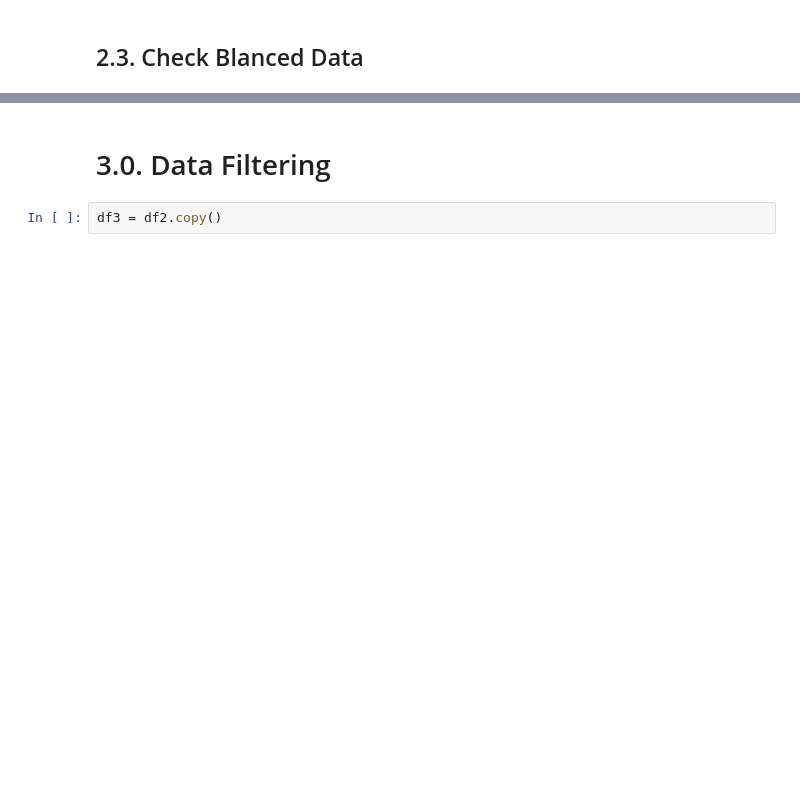
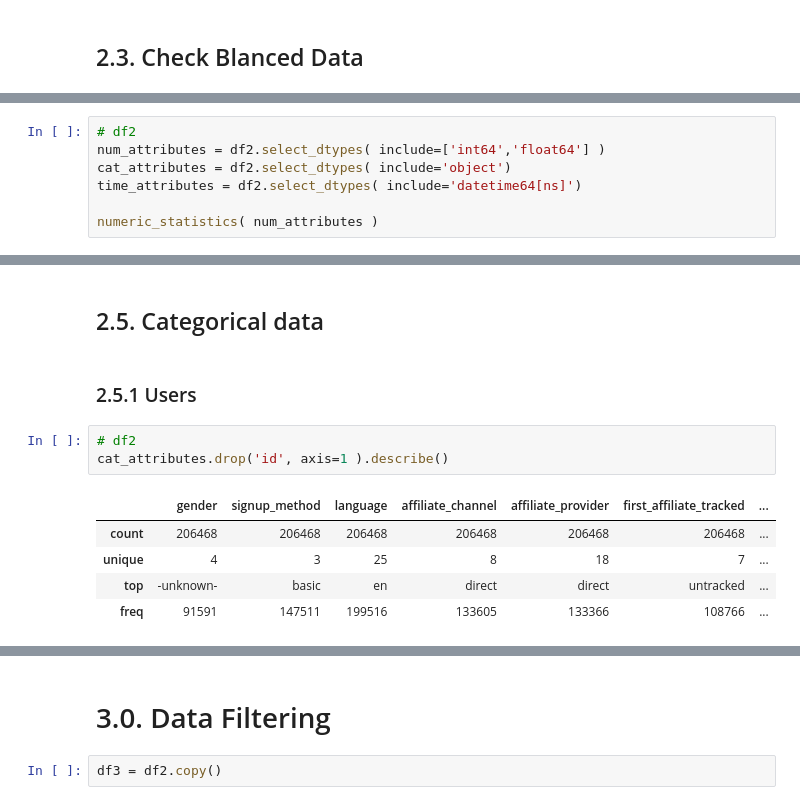
Before and after one commit to Marcoslsl/airbnb_prediction, a Jupyter notebook: AirBnB_Prediction.ipynb, the cells around one changed output, grey strips where cells are left out. Cells and saved outputs as stored; diff of their text form; blank space fills up the shorter version.

```diff
--- a/AirBnB_Prediction.ipynb
+++ b/AirBnB_Prediction.ipynb
@@ -340,0 +362,7 @@ Name: country_destination, dtype: float64
+# %%
+# df2
+num_attributes = df2.select_dtypes( include=['int64','float64'] )
+cat_attributes = df2.select_dtypes( include='object')
+time_attributes = df2.select_dtypes( include='datetime64[ns]')
+
+numeric_statistics( num_attributes )
@@ -340,0 +385,13 @@ Name: country_destination, dtype: float64
+# %% [markdown]
+## 2.5. Categorical data
+# %% [markdown]
+### 2.5.1 Users
+# %%
+# df2
+cat_attributes.drop('id', axis=1 ).describe()
+# %% [output]
+|  | gender | signup_method | language | affiliate_channel | affiliate_provider | first_affiliate_tracked | ... |
+| count | 206468 | 206468 | 206468 | 206468 | 206468 | 206468 | ... |
+| unique | 4 | 3 | 25 | 8 | 18 | 7 | ... |
+| top | -unknown- | basic | en | direct | direct | untracked | ... |
+| freq | 91591 | 147511 | 199516 | 133605 | 133366 | 108766 | ... |
```
Also changed, not shown: parts of 26 cells of this notebook.
